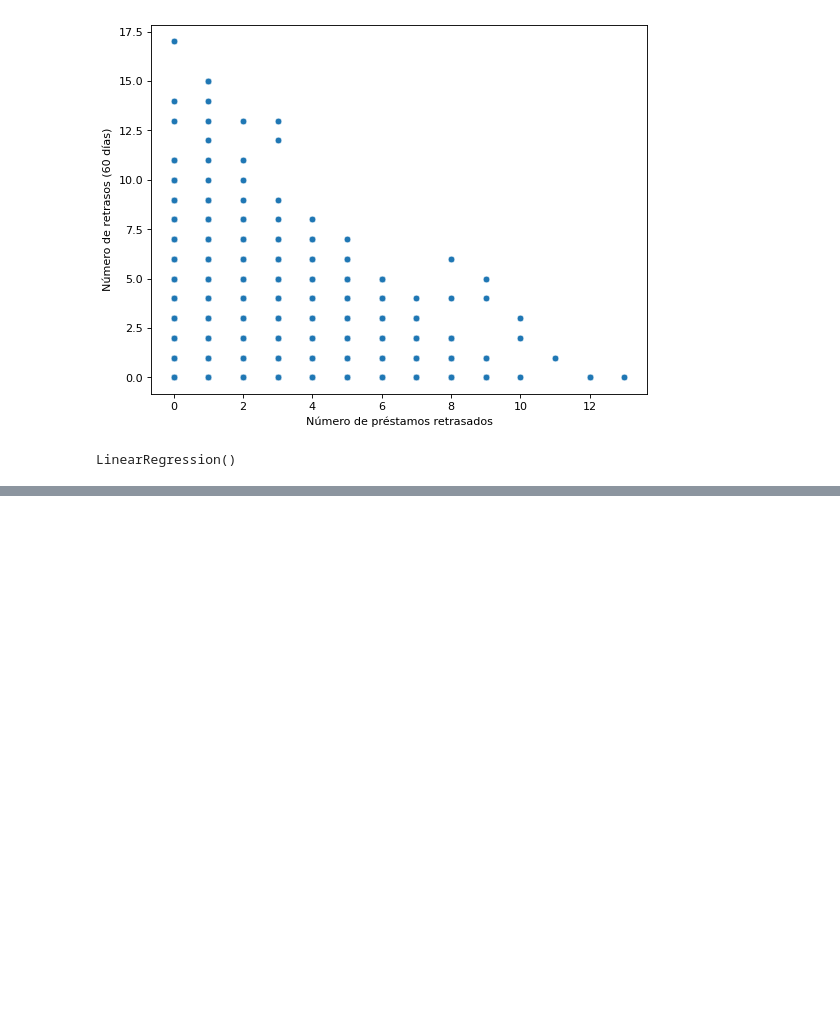
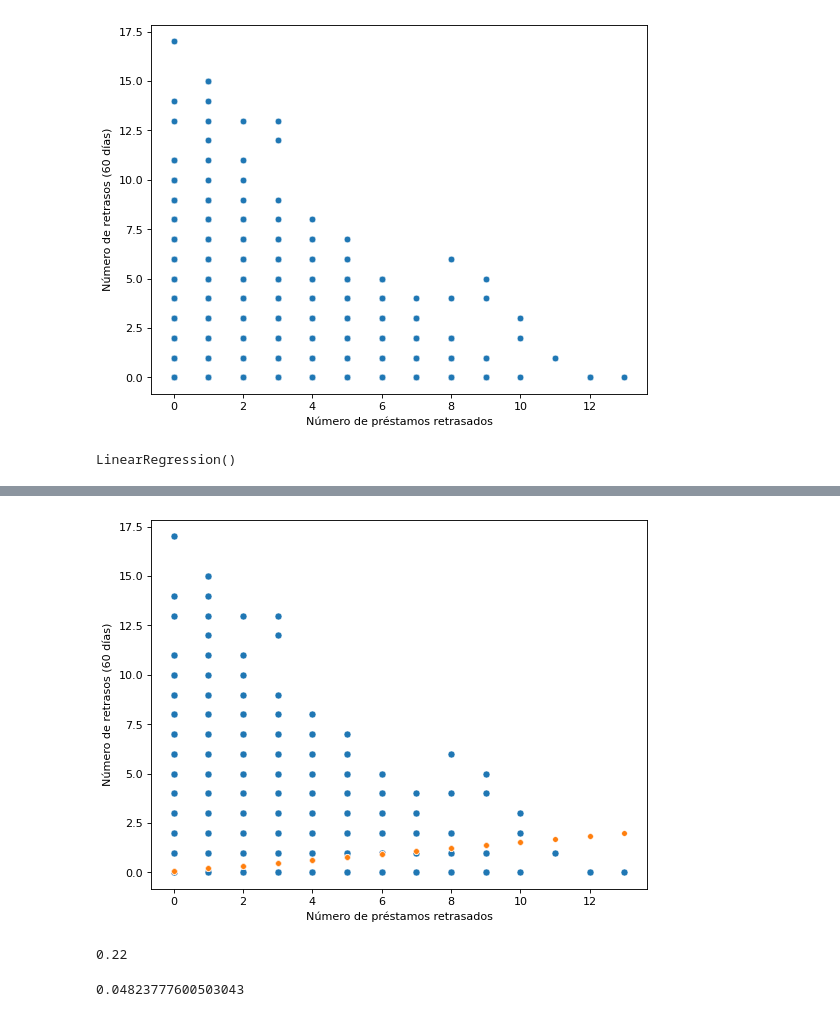
Before and after one commit to FranzValerio/Postwork-4, a Jupyter notebook: PW4.ipynb, the cells around one changed output, grey strips where cells are left out. Cells and saved outputs as stored; diff of their text form; code cells hidden in the pictures; blank space fills up the shorter version.

```diff
--- a/PW4.ipynb
+++ b/PW4.ipynb
@@ -227,0 +230,16 @@ ax = sns.scatterplot(x = filtro['Edad'], y = y_pred2, s = 25)
+# %%
+y_pred3 = lr_3.predict(filtro_4['Número de préstamos retrasados'].to_frame())
+# %%
+fig = plt.figure(figsize = (8,6), dpi = 80)
+ax = sns.scatterplot(filtro_4, x ='Número de préstamos retrasados', y ='Número de retrasos (60 días)', s = 40)
+ax = sns.scatterplot(x = filtro_4['Número de préstamos retrasados'], y = y_pred3, s = 25)
+# %% [output]
+[figure, added]
+# %%
+round(filtro_4['Número de préstamos retrasados'].corr(filtro_4['Número de retrasos (60 días)']),3)
+# %% [output]
+0.22
+# %%
+lr_3.score(filtro_4['Número de préstamos retrasados'].to_frame(), filtro_4['Número de retrasos (60 días)'])
+# %% [output]
+0.04823777600503043
```
Also changed, not shown: parts of 14 cells of this notebook.
